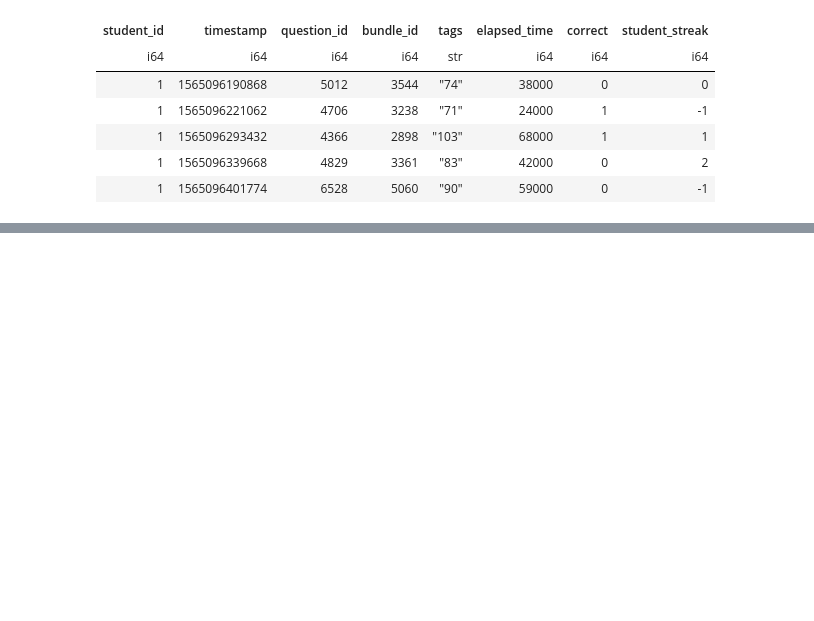
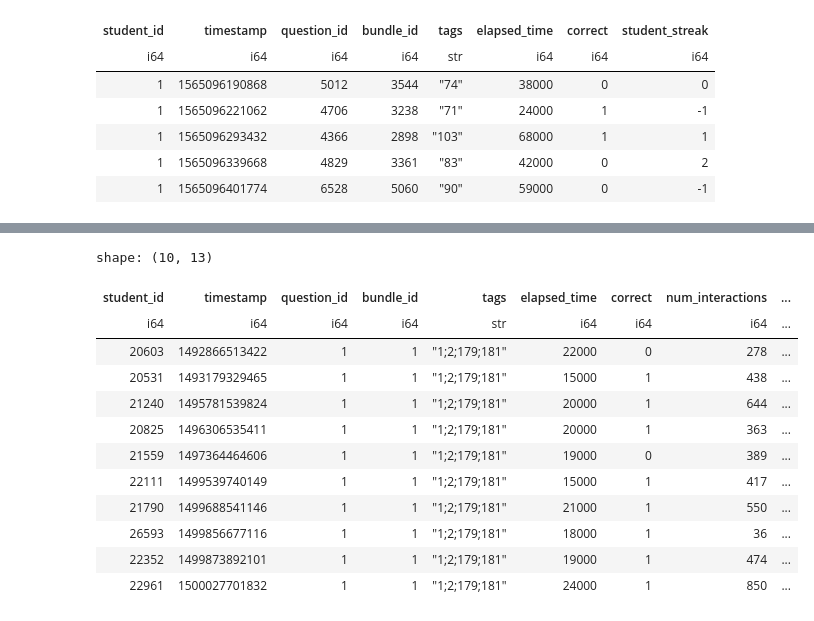
Before and after one commit to bbelandr/MachineLearningProject, a Jupyter notebook: feature_eng.ipynb, the cells around one changed output, grey strips where cells are left out. Drawn from its saved outputs; the diff is of its cells as text; code cells hidden in the pictures; blank space fills up the shorter version.

```diff
--- a/feature_eng.ipynb
+++ b/feature_eng.ipynb
@@ -597,0 +703,17 @@ final_val_df.write_parquet(r".\Data\final_val_data.parquet")
+# %%
+final_val_df = final_val_df.sort(["question_id", "timestamp"])
+final_val_df.head(10)
+# %% [output]
+shape: (10, 13)
+| student_id | timestamp | question_id | bundle_id | tags | elapsed_time | correct | num_interactions | ... |
+| i64 | i64 | i64 | i64 | str | i64 | i64 | i64 | ... |
+| 20603 | 1492866513422 | 1 | 1 | "1;2;179;181" | 22000 | 0 | 278 | ... |
+| 20531 | 1493179329465 | 1 | 1 | "1;2;179;181" | 15000 | 1 | 438 | ... |
+| 21240 | 1495781539824 | 1 | 1 | "1;2;179;181" | 20000 | 1 | 644 | ... |
+| 20825 | 1496306535411 | 1 | 1 | "1;2;179;181" | 20000 | 1 | 363 | ... |
+| 21559 | 1497364464606 | 1 | 1 | "1;2;179;181" | 19000 | 0 | 389 | ... |
+| 22111 | 1499539740149 | 1 | 1 | "1;2;179;181" | 15000 | 1 | 417 | ... |
+| 21790 | 1499688541146 | 1 | 1 | "1;2;179;181" | 21000 | 1 | 550 | ... |
+| 26593 | 1499856677116 | 1 | 1 | "1;2;179;181" | 18000 | 1 | 36 | ... |
+| 22352 | 1499873892101 | 1 | 1 | "1;2;179;181" | 19000 | 1 | 474 | ... |
+| 22961 | 1500027701832 | 1 | 1 | "1;2;179;181" | 24000 | 1 | 850 | ... |
```
Also changed, not shown: parts of 6 cells of this notebook.
